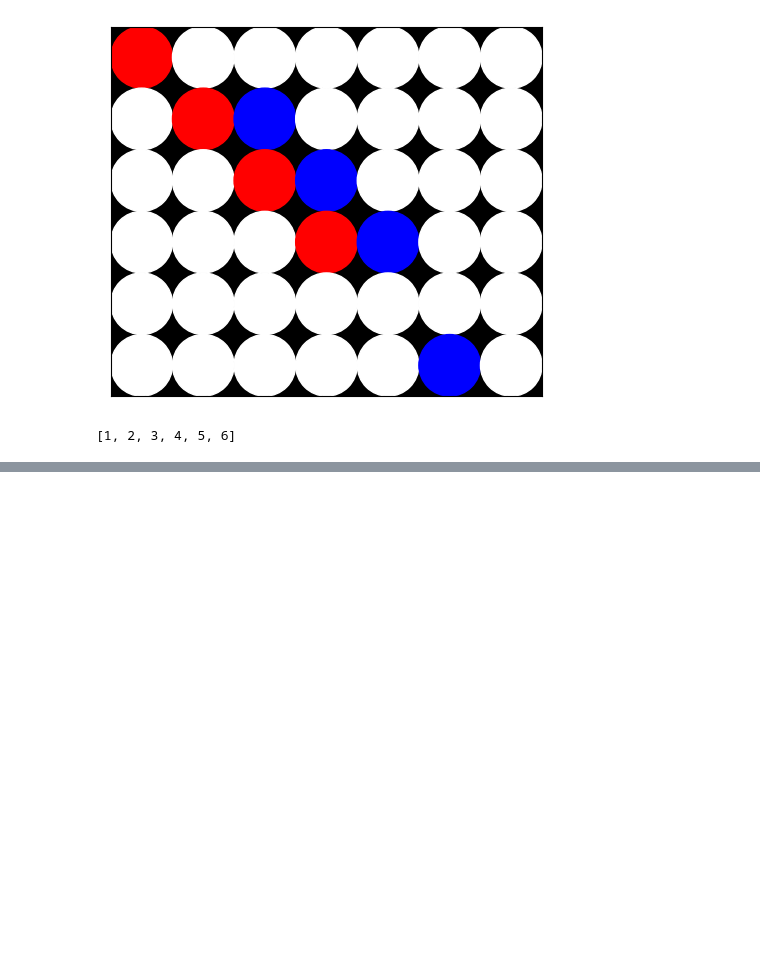
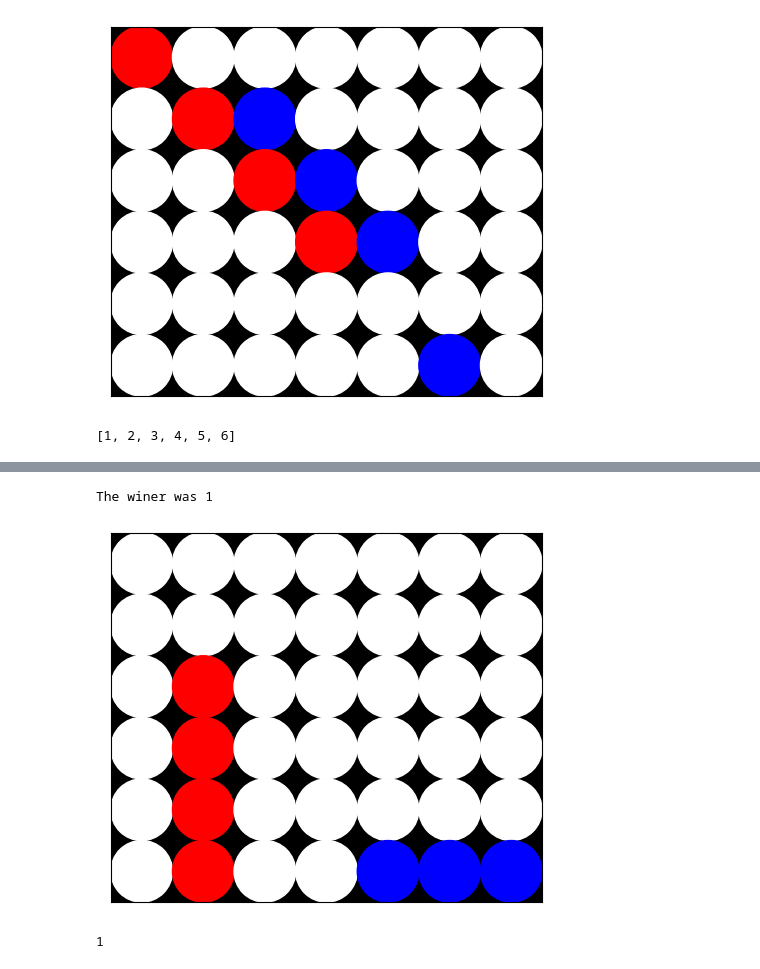
Before and after one commit to nlarsen31/Connect4AI, a Jupyter notebook: MainNotebook.ipynb, the cells around one changed output, grey strips where cells are left out. Saved outputs shown, nothing was run; the diff lists cells and outputs as text; code cells hidden in the pictures; blank space fills up the shorter version.

```diff
--- a/MainNotebook.ipynb
+++ b/MainNotebook.ipynb
@@ -77,0 +252,66 @@ b.moves()
+# %%
+interactive_board = Connect4Board()
+interactive_player = 1
+interactive_agent1 = None
+interactive_agent2 = None
+
+def button_callback(b):
+    global interactive_player, interactive_agent1, interactive_agent2
+    clear_output()
+    desc = b.description
+    col = int(desc.split()[1])
+
+    # Move currnet player
+    interactive_board.move(col=col, player=interactive_player)
+
+    winner = interactive_board.check_win()
+    if winner != 0:
+        print(f"The winer was {interactive_player}")
+        interactive_board.draw_board()
+        return
+
+    # Flip Player
+    if interactive_player == 1:
+        interactive_player = 2
+    else:
+        interactive_player = 1
+
+    # Place and flip if a agent is used
+    if interactive_player == 1 and interactive_agent1 != "interactive":
+        interactive_agent1.pick_and_place_move(board=interactive_board, player=interactive_player)
+        player = 2
+    if interactive_player == 2 and interactive_agent2 != "interactive":
+        interactive_agent2.pick_and_place_move(board=interactive_board, player=interactive_player)
+        interactive_player = 1
+
+    winner = interactive_board.check_win()
+    if winner == 0:
+        create_interactive_board()
+        interactive_board.draw_board()
+    else:
+        print(f"The winer was {interactive_player}")
+
+
+def create_interactive_board(agent1="interactive", agent2=RandomAgent()):
+    global interactive_agent1, interactive_agent2
+
+    interactive_agent1 = agent1
+    interactive_agent2 = agent2
+    buttons = []
+    # Create a button for each column
+    for i in range(7):
+        button = widgets.Button(description=f"Column {i}")
+        button.on_click(button_callback)
+        buttons.append(button)
+
+    container = widgets.HBox(buttons)
+    display(container)
+create_interactive_board()
+interactive_board.draw_board()
+# %% [output]
+The winer was 1
+[figure, added]
+# %%
+int("Column 1".split()[1])
+# %% [output]
+1
```
Also changed, not shown: parts of 12 cells of this notebook.
